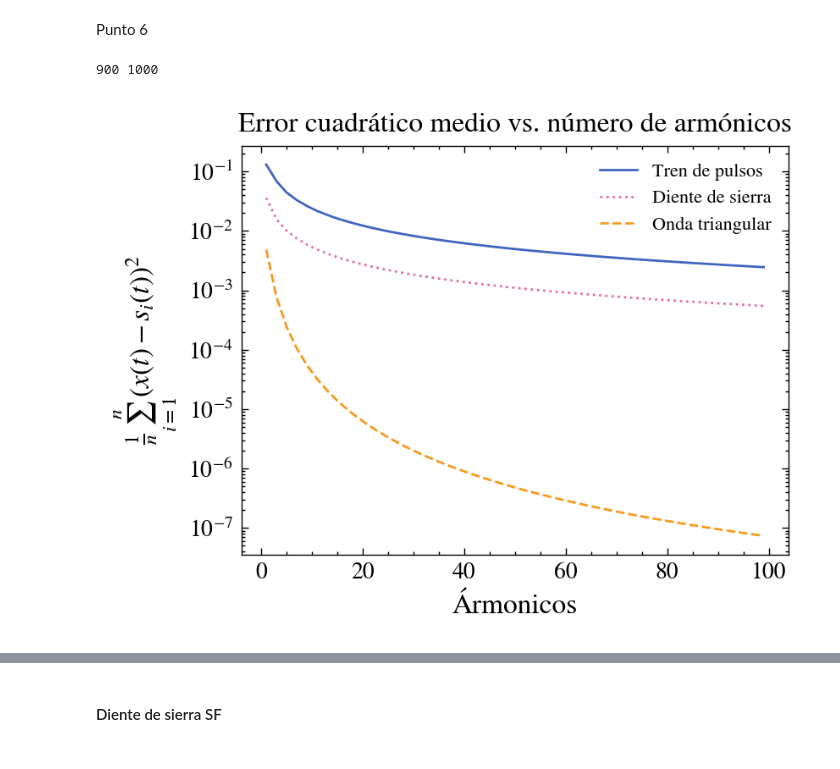
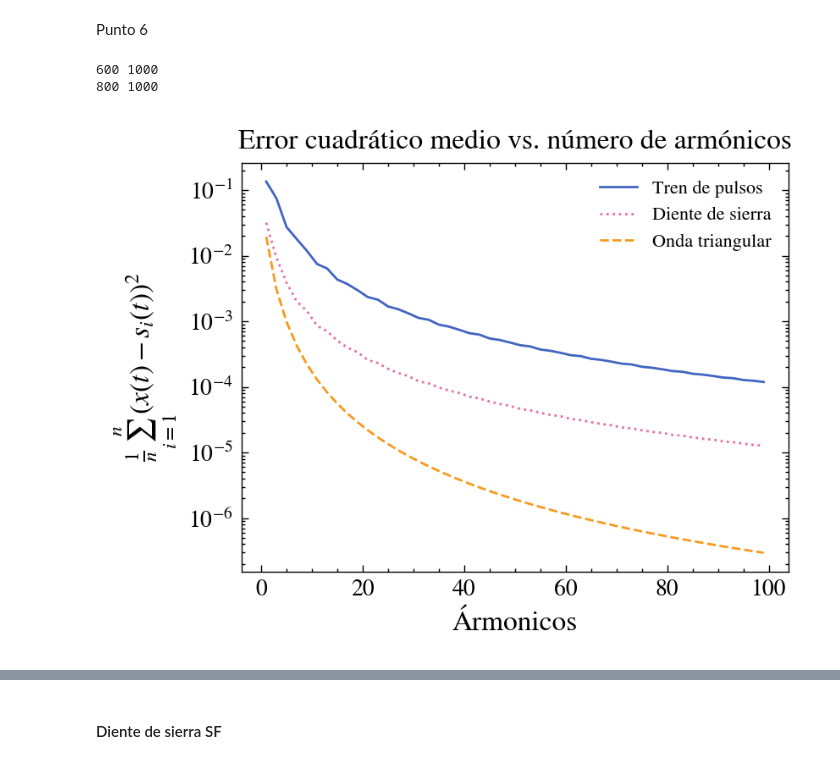
Before and after one commit to ignaschuemer7/TP1-AM3, a Jupyter notebook: better_caul_saul.ipynb, the cells around one changed output, grey strips where cells are left out. Saved outputs shown, nothing was run; the diff lists cells and outputs as text; code cells hidden in the pictures.

```diff
--- a/better_caul_saul.ipynb
+++ b/better_caul_saul.ipynb
@@ -94,7 +94,7 @@ def CuadraticMeanError(f: callable, g: callable, t: np.ndarray, discontinuities:
     """
     return np.mean((f(t) - g(t)) ** 2)
 
-def amountArmonics(f: callable, an: callable, bn: callable, a0: float, T: float, epsilon: float) -> int:
+def amountArmonics(f: callable, an: callable, bn: callable, a0: float, T: float, epsilon: float, t: np.ndarray) -> int:
     """
     Returns the number of terms N needed to have a square mean error
     less than epsilon.
@@ -253,7 +253,7 @@ plt.show()
 # print(f'Numero de armónicos necesarios para tener un error cuadrático medio menor a {e} de la serie de Fourier trigonométrica de la onda diente de sierra:', amountArmonics(y, an, bn, a0, T, e))
 
 e = 0.01
-N = amountArmonics(y, an, bn, a0, T, e)
+N = amountArmonics(y, an, bn, a0, T, e, t)
 f = trigFourierSeries(an, bn, a0, T, N)
 
 plt.plot(t, y(t), label=r'$y(t)$')
@@ -287,7 +287,7 @@ plt.show()
 # print(f'Numero de armónicos necesarios para tener un error cuadrático medio menor a {e} de la serie de Fourier trigonométrica de la onda diente de sierra:', amountArmonics(z, an, bn, a0, T, e))
 
 e = 0.001
-N = amountArmonics(z, an, bn, a0, T, e)
+N = amountArmonics(z, an, bn, a0, T, e, t)
 f = trigFourierSeries(an, bn, a0, T, N)
 
 plt.plot(t, z(t), label=r'$z(t)$')
@@ -401,40 +401,50 @@ def removeDiscontinuity(t: np.ndarray, discontinuity: list) -> np.ndarray:
     :param t: interval
     :param discontinuity: list of discontinuities
     """
-    #tomamos el 5% del intervalo para eliminar discontinuidades
-    percent = np.abs(t[-1] - t[0]) * 0.05
+    # Remove 5% of the total range around each discontinuity
+    percent = np.abs(t[-1] - t[0]) * 1e-1
+    newT = np.array([])
+
+    t0 = t[0]
     for d in discontinuity:
-        t = t[(t < d - percent) | (t > d + percent)]
-    return t
+        newT = np.append(newT, t[np.where((t >= t0) & (t <= d - percent))])
+        t0 = d + percent
+    newT = np.append(newT, t[np.where(t >= t0)])
 
+    print(newT.shape[0], t.shape[0])
+
+    return newT
+F = 0.5
+T = 1 / F
+A = 2
 t = np.linspace(-1, 1, 1000)
 n = np.arange(1, 100, 2)
 a0pt, anpt, bnpt = sf_pulse_train()
 xpt = pulse_train()
 discontinuityPT = [-1, 0, 1]
 tpt = removeDiscontinuity(t, discontinuityPT)
 a0st, anst, bnst = sf_sawtooth()
 yst = sawtooth()
 discontinuityST = [-1, 1]
 tst = removeDiscontinuity(t, discontinuityST)
 a0tt, antt, bntt = sf_triangle_wave()
 ztt = triangle()
 errorptDis = errorVsTerms(xpt, anpt, bnpt, a0pt, T, n, tpt)
-errorpt = errorVsTerms(xpt, anpt, bnpt, a0pt, T, n, t)
-print(len(tst), len(t))
+# errorpt = errorVsTerms(xpt, anpt, bnpt, a0pt, T, n, t)
 errorstDis = errorVsTerms(yst, anst, bnst, a0st, T, n, tst)
-errorst = errorVsTerms(yst, anst, bnst, a0st, T, n, t)
+# errorst = errorVsTerms(yst, anst, bnst, a0st, T, n, t)
 errortt = errorVsTerms(ztt, antt, bntt, a0tt, T, n, t)
 plt.figure(figsize=(4, 3))
 plt.plot(n, errorptDis, label=f'Tren de pulsos')
 plt.plot(n, errorstDis, label=f'Diente de sierra')
 plt.plot(n, errortt, label=f'Onda triangular')
 plt.xlabel('Ármonicos')
 plt.ylabel(r'$\frac{1}{n} \sum_{i=1}^n (x(t) - s_i(t))^2$')
 plt.title('Error cuadrático medio vs. número de armónicos')
 plt.legend(fontsize=8)
 plt.yscale('log')
 plt.show()
 # %% [output]
-900 1000
+600 1000
+800 1000
-[figure, old version]
+[figure, new version]
```
Also changed, not shown: parts of 2 cells of this notebook, 1 other file.
